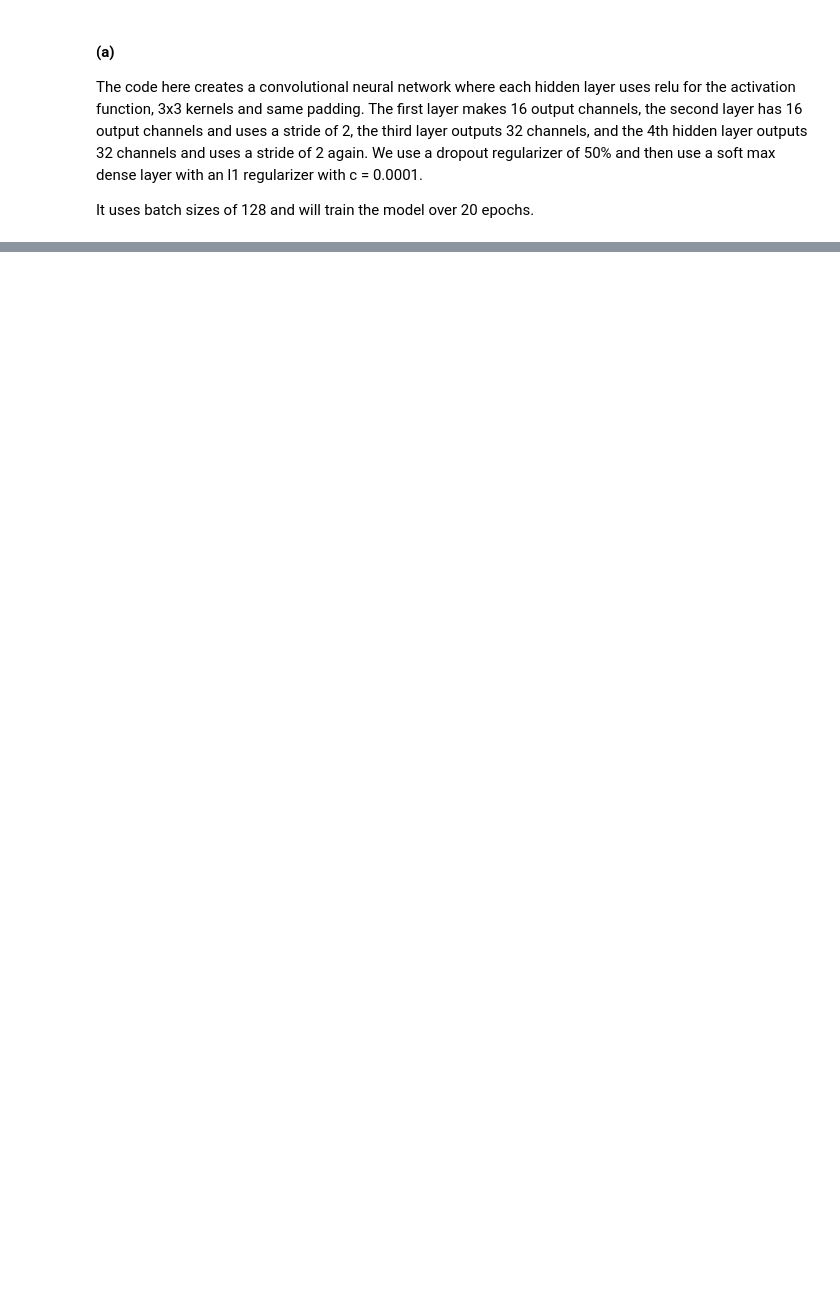
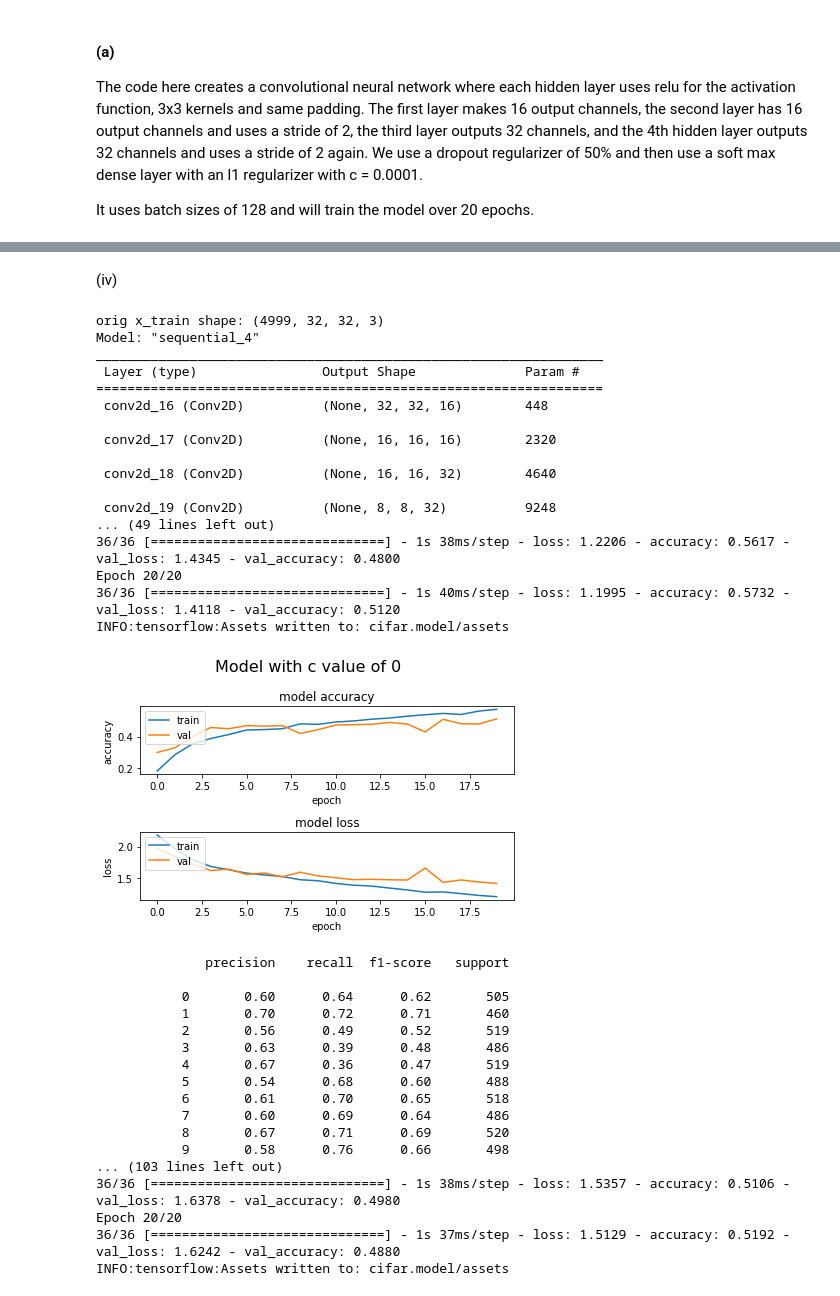
Before and after one commit to BrendanJobus/school, a Jupyter notebook: 4thYear/MachineLearning/Assignment4/note.ipynb, the cells around one changed output, grey strips where cells are left out. Saved outputs shown, nothing was run; the diff lists cells and outputs as text; code cells hidden in the pictures; blank space fills up the shorter version.

```diff
--- a/4thYear/MachineLearning/Assignment4/note.ipynb
+++ b/4thYear/MachineLearning/Assignment4/note.ipynb
@@ -185,0 +323,43 @@ print(confusion_matrix(y_test1,y_pred))
+# %% [markdown]
+(iv)
+# %%
+Ci = [0, 0.001, 0.1, 1, 10, 100]
+
+for c in Ci:
+    runModel(c=c, title=f'Model with c value of {c}')
+# %% [output]
+orig x_train shape: (4999, 32, 32, 3)
+Model: "sequential_4"
+_________________________________________________________________
+ Layer (type)                Output Shape              Param #
+=================================================================
+ conv2d_16 (Conv2D)          (None, 32, 32, 16)        448
+
+ conv2d_17 (Conv2D)          (None, 16, 16, 16)        2320
+
+ conv2d_18 (Conv2D)          (None, 16, 16, 32)        4640
+
+ conv2d_19 (Conv2D)          (None, 8, 8, 32)          9248
+... (49 lines left out)
+36/36 [==============================] - 1s 38ms/step - loss: 1.2206 - accuracy: 0.5617 - val_loss: 1.4345 - val_accuracy: 0.4800
+Epoch 20/20
+36/36 [==============================] - 1s 40ms/step - loss: 1.1995 - accuracy: 0.5732 - val_loss: 1.4118 - val_accuracy: 0.5120
+INFO:tensorflow:Assets written to: cifar.model/assets
+[figure, added]
+              precision    recall  f1-score   support
+
+           0       0.60      0.64      0.62       505
+           1       0.70      0.72      0.71       460
+           2       0.56      0.49      0.52       519
+           3       0.63      0.39      0.48       486
+           4       0.67      0.36      0.47       519
+           5       0.54      0.68      0.60       488
+           6       0.61      0.70      0.65       518
+           7       0.60      0.69      0.64       486
+           8       0.67      0.71      0.69       520
+           9       0.58      0.76      0.66       498
+... (103 lines left out)
+36/36 [==============================] - 1s 38ms/step - loss: 1.5357 - accuracy: 0.5106 - val_loss: 1.6378 - val_accuracy: 0.4980
+Epoch 20/20
+36/36 [==============================] - 1s 37ms/step - loss: 1.5129 - accuracy: 0.5192 - val_loss: 1.6242 - val_accuracy: 0.4880
+INFO:tensorflow:Assets written to: cifar.model/assets
```
Also changed, not shown: parts of 16 cells of this notebook, 1 other file.
